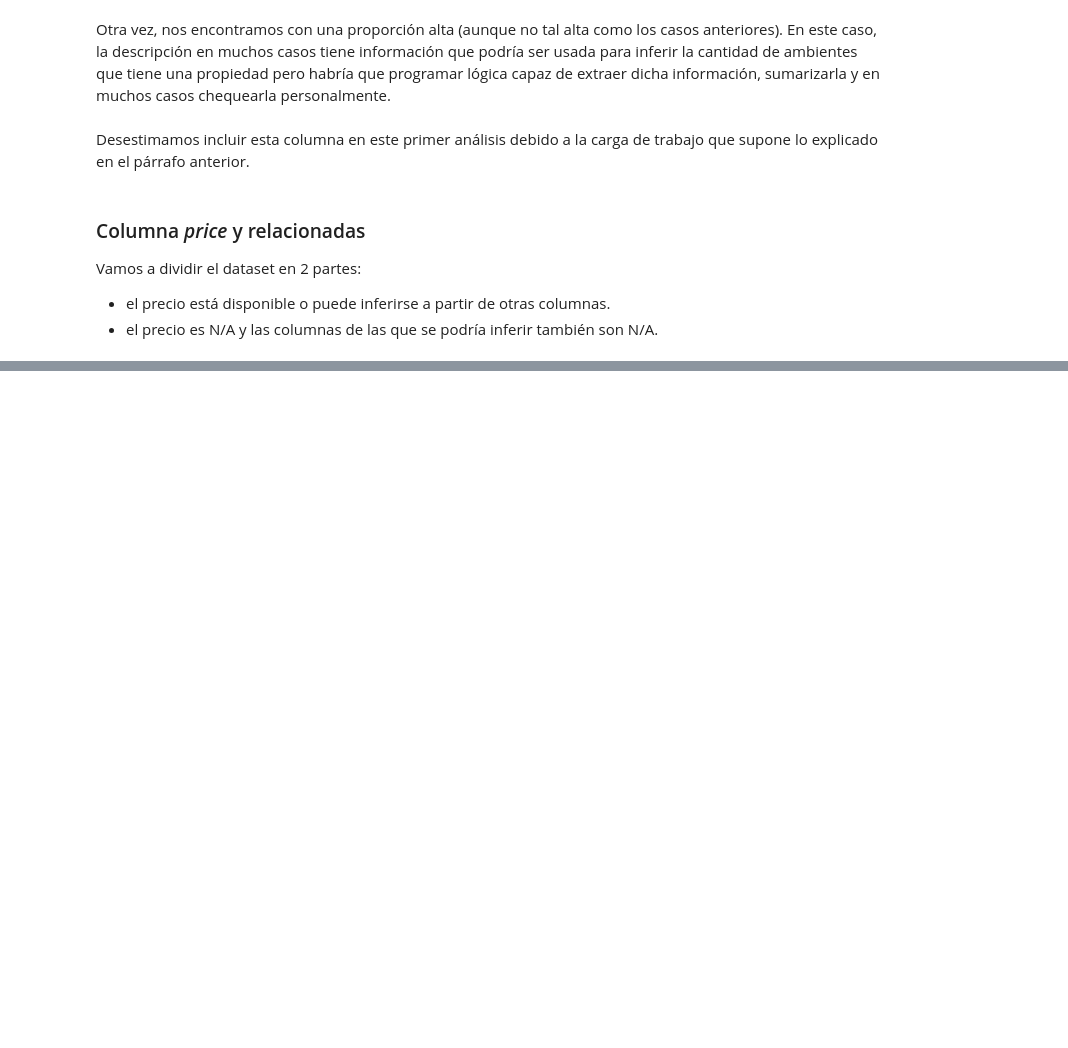
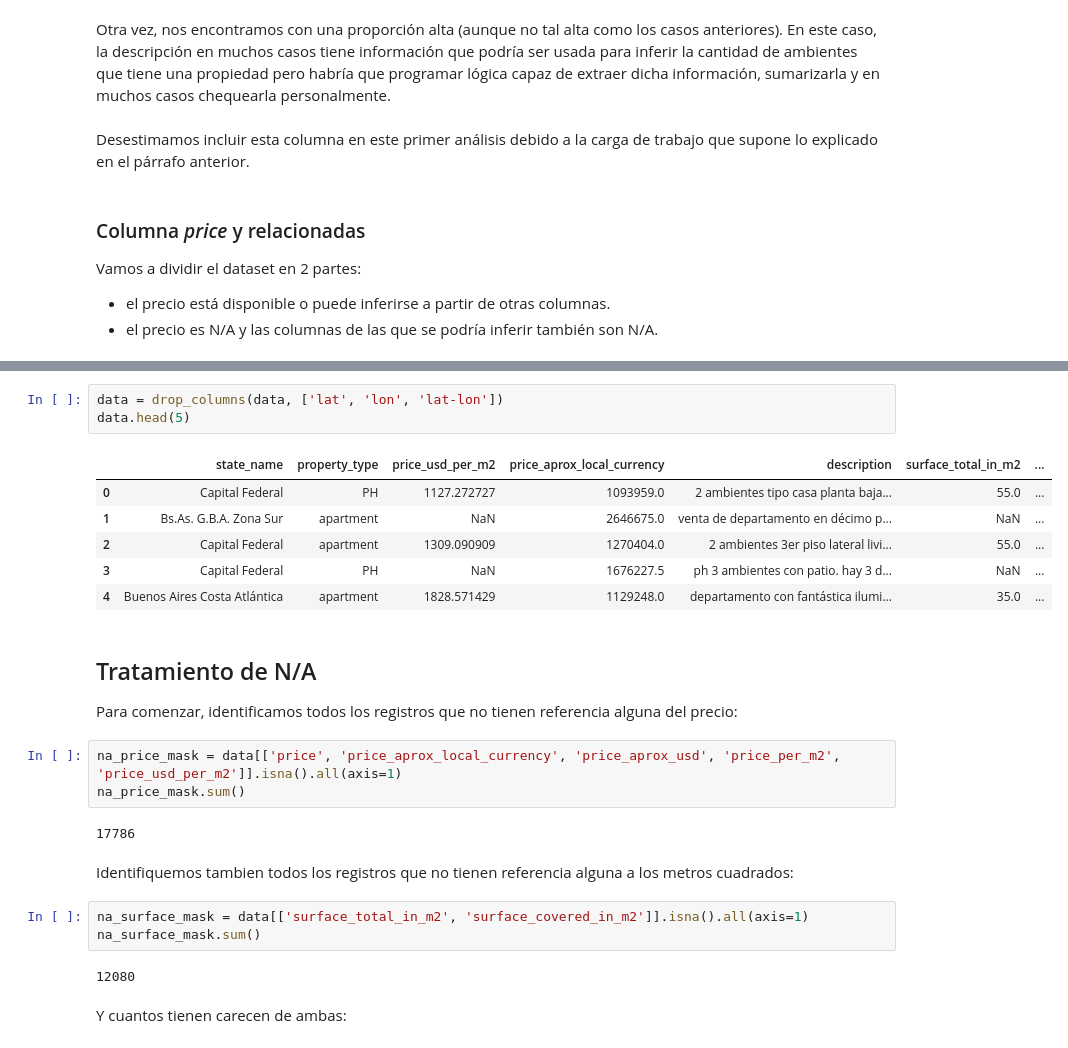
Before and after one commit to DH-DSBLEND-0420-grupo3/desafio-1, a Jupyter notebook: EDA.ipynb, the cells around one changed output, grey strips where cells are left out. Saved outputs shown, nothing was run; the diff lists cells and outputs as text; blank space fills up the shorter version.

```diff
--- a/EDA.ipynb
+++ b/EDA.ipynb
@@ -312,0 +368,27 @@ show_null_distribution(data)
+# %%
+data = drop_columns(data, ['lat', 'lon', 'lat-lon'])
+data.head(5)
+# %% [output]
+|  | state_name | property_type | price_usd_per_m2 | price_aprox_local_currency | description | surface_total_in_m2 | ... |
+| 0 | Capital Federal | PH | 1127.272727 | 1093959.0 | 2 ambientes tipo casa planta baja... | 55.0 | ... |
+| 1 | Bs.As. G.B.A. Zona Sur | apartment | NaN | 2646675.0 | venta de departamento en décimo p... | NaN | ... |
+| 2 | Capital Federal | apartment | 1309.090909 | 1270404.0 | 2 ambientes 3er piso lateral livi... | 55.0 | ... |
+| 3 | Capital Federal | PH | NaN | 1676227.5 | ph 3 ambientes con patio. hay 3 d... | NaN | ... |
+| 4 | Buenos Aires Costa Atlántica | apartment | 1828.571429 | 1129248.0 | departamento con fantástica ilumi... | 35.0 | ... |
+# %% [markdown]
+## Tratamiento de N/A
+Para comenzar, identificamos todos los registros que no tienen referencia alguna del precio:
+# %%
+na_price_mask = data[['price', 'price_aprox_local_currency', 'price_aprox_usd', 'price_per_m2', 'price_usd_per_m2']].isna().all(axis=1)
+na_price_mask.sum()
+# %% [output]
+17786
+# %% [markdown]
+Identifiquemos tambien todos los registros que no tienen referencia alguna a los metros cuadrados:
+# %%
+na_surface_mask = data[['surface_total_in_m2', 'surface_covered_in_m2']].isna().all(axis=1)
+na_surface_mask.sum()
+# %% [output]
+12080
+# %% [markdown]
+Y cuantos tienen carecen de ambas:
```
Also changed, not shown: parts of 33 cells of this notebook.
